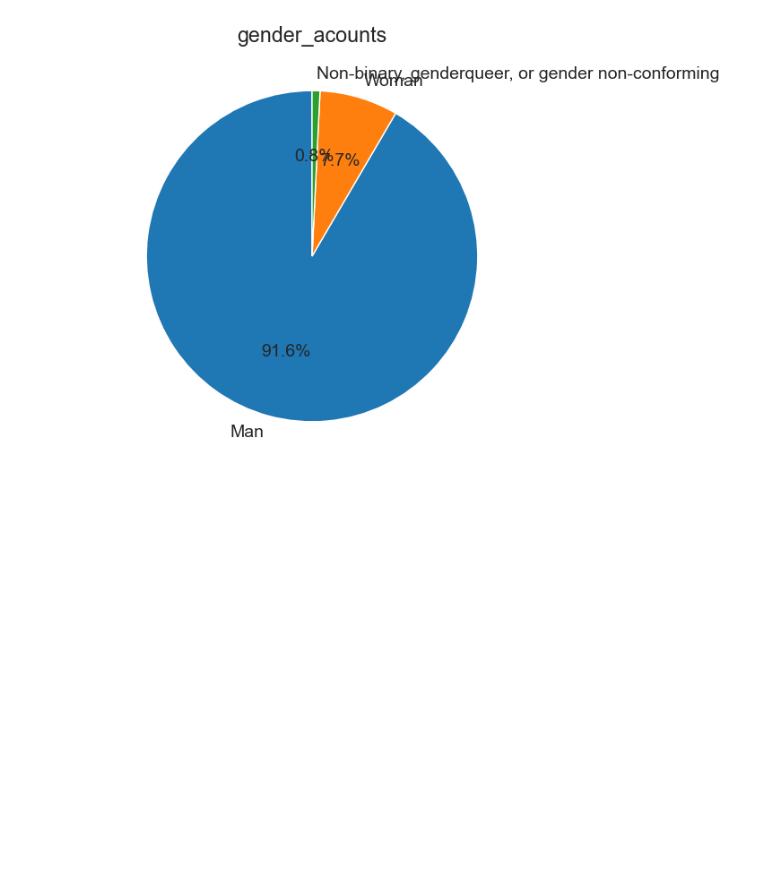
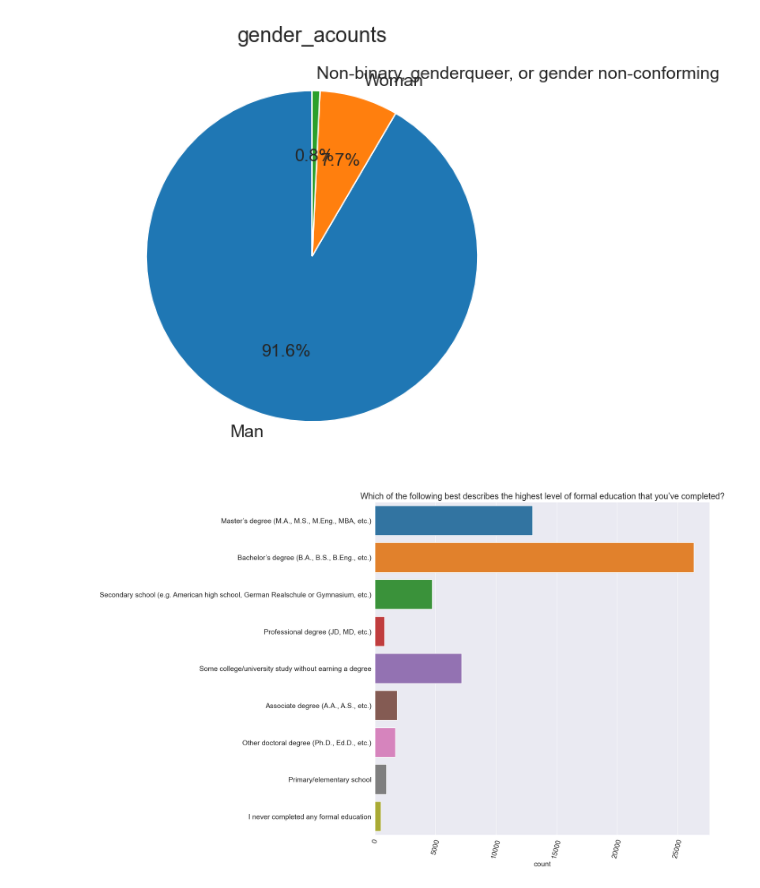
Before and after one commit to fabrice-programmer/project-das, a Jupyter notebook: realworld.ipynb, the cells around one changed output. Cells and saved outputs as stored; diff of their text form; code cells hidden in the pictures; blank space fills up the shorter version.

```diff
--- a/realworld.ipynb
+++ b/realworld.ipynb
@@ -263,3 +263,11 @@ plt.pie(gender_acounts,labels=gender_acounts.index,autopct='%1.1f%%',startangle=
   Text(0.1708071611619507, 0.5751738117263296, '7.7%'),
   Text(0.014479259043206376, 0.5998252671049792, '0.8%')])
 [figure]
+# %%
+plt.figure(figsize=(12,12))
+sns.countplot(y=survey_df.EdLevel)
+plt.xticks(rotation=75)
+plt.title(schema['EdLevel'])
+plt.ylabel(None);
+# %% [output]
+[figure, added]
```
Also changed, not shown: parts of 1 cell of this notebook.
